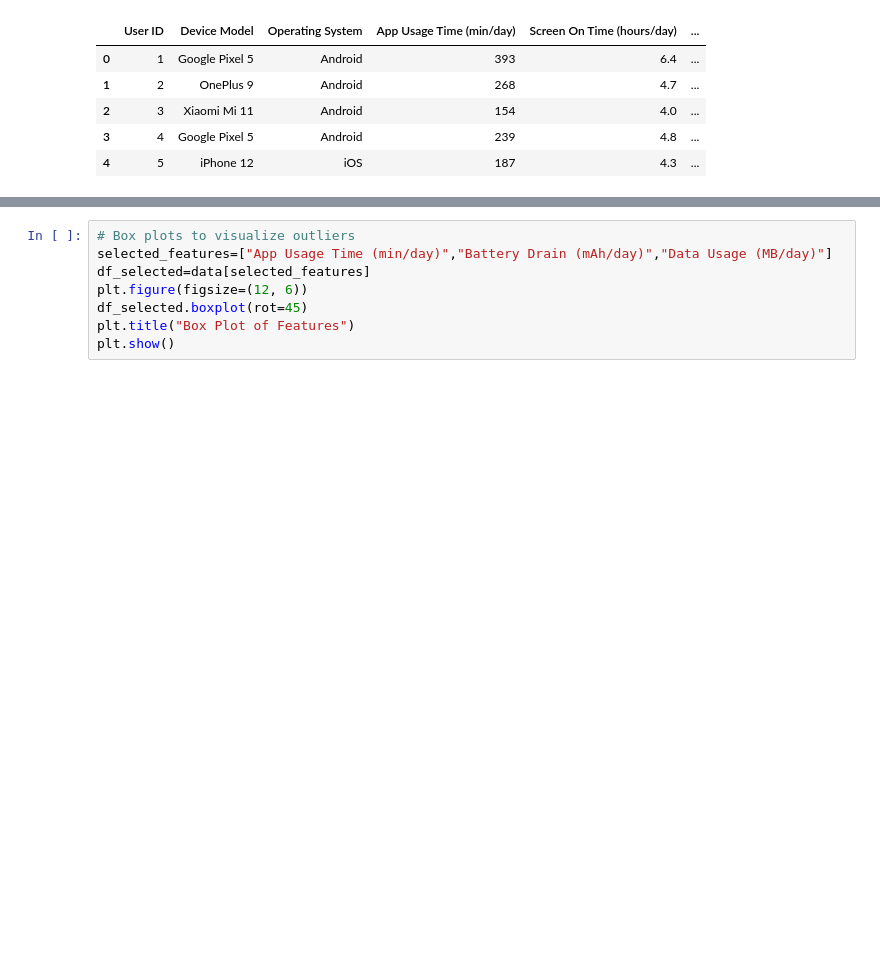
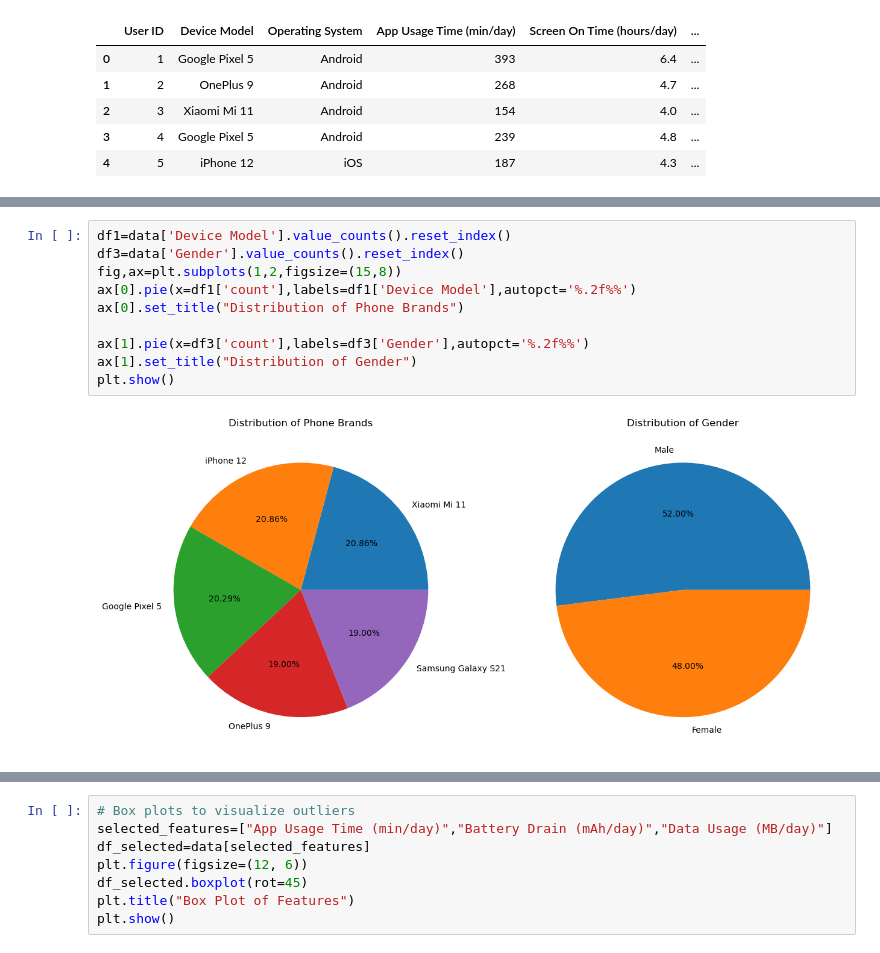
Before and after one commit to shruti-1007/mobile-usage-insights, a Jupyter notebook: notebooks/EDA.ipynb, the cells around one changed output, grey strips where cells are left out. Saved outputs shown, nothing was run; the diff lists cells and outputs as text; blank space fills up the shorter version.

```diff
--- a/notebooks/EDA.ipynb
+++ b/notebooks/EDA.ipynb
@@ -47,0 +56,12 @@ plt.show()
+# %%
+df1=data['Device Model'].value_counts().reset_index()
+df3=data['Gender'].value_counts().reset_index()
+fig,ax=plt.subplots(1,2,figsize=(15,8))
+ax[0].pie(x=df1['count'],labels=df1['Device Model'],autopct='%.2f%%')
+ax[0].set_title("Distribution of Phone Brands")
+
+ax[1].pie(x=df3['count'],labels=df3['Gender'],autopct='%.2f%%')
+ax[1].set_title("Distribution of Gender")
+plt.show()
+# %% [output]
+[figure, added]
```
Also changed, not shown: parts of 5 cells of this notebook, 6 other files.
